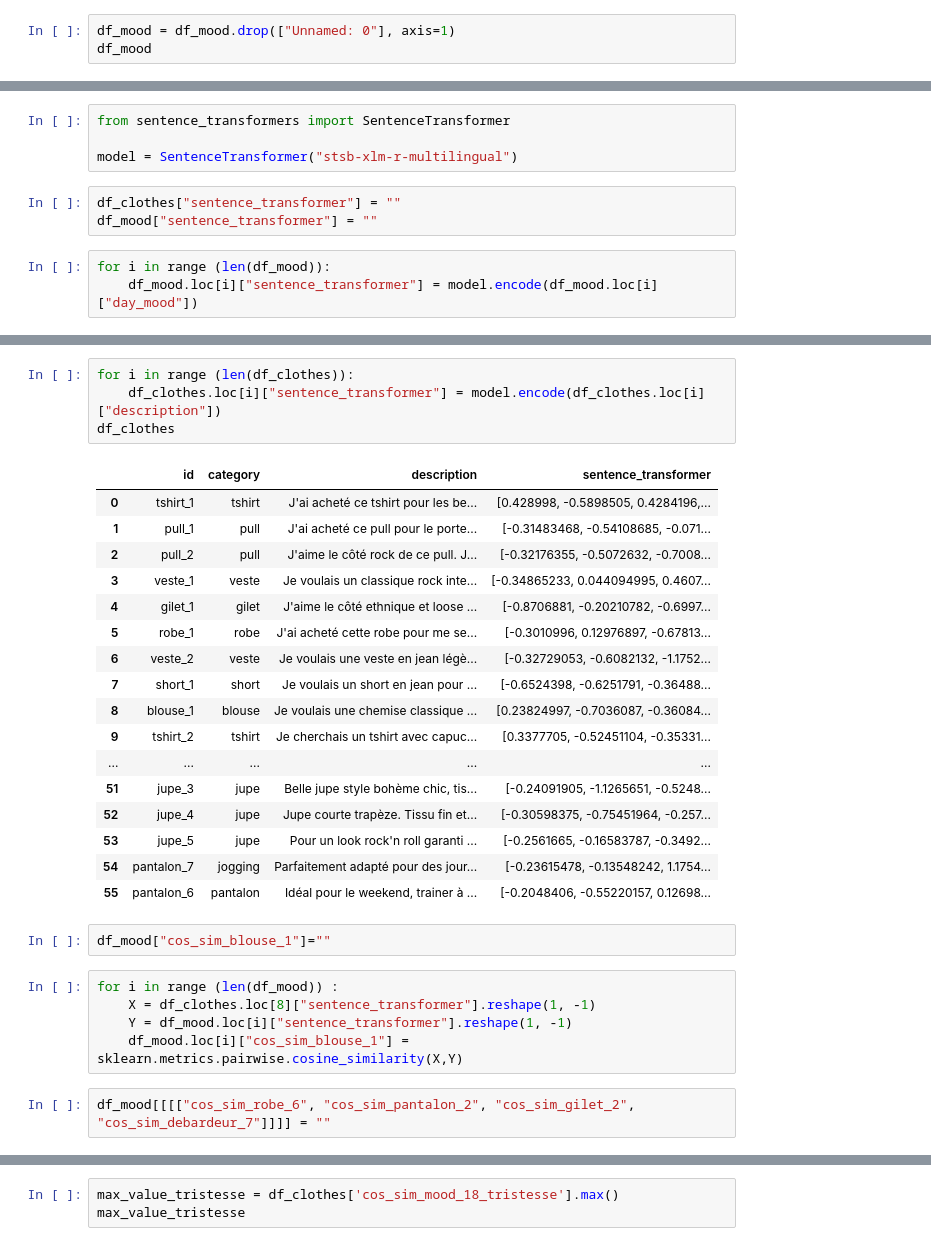
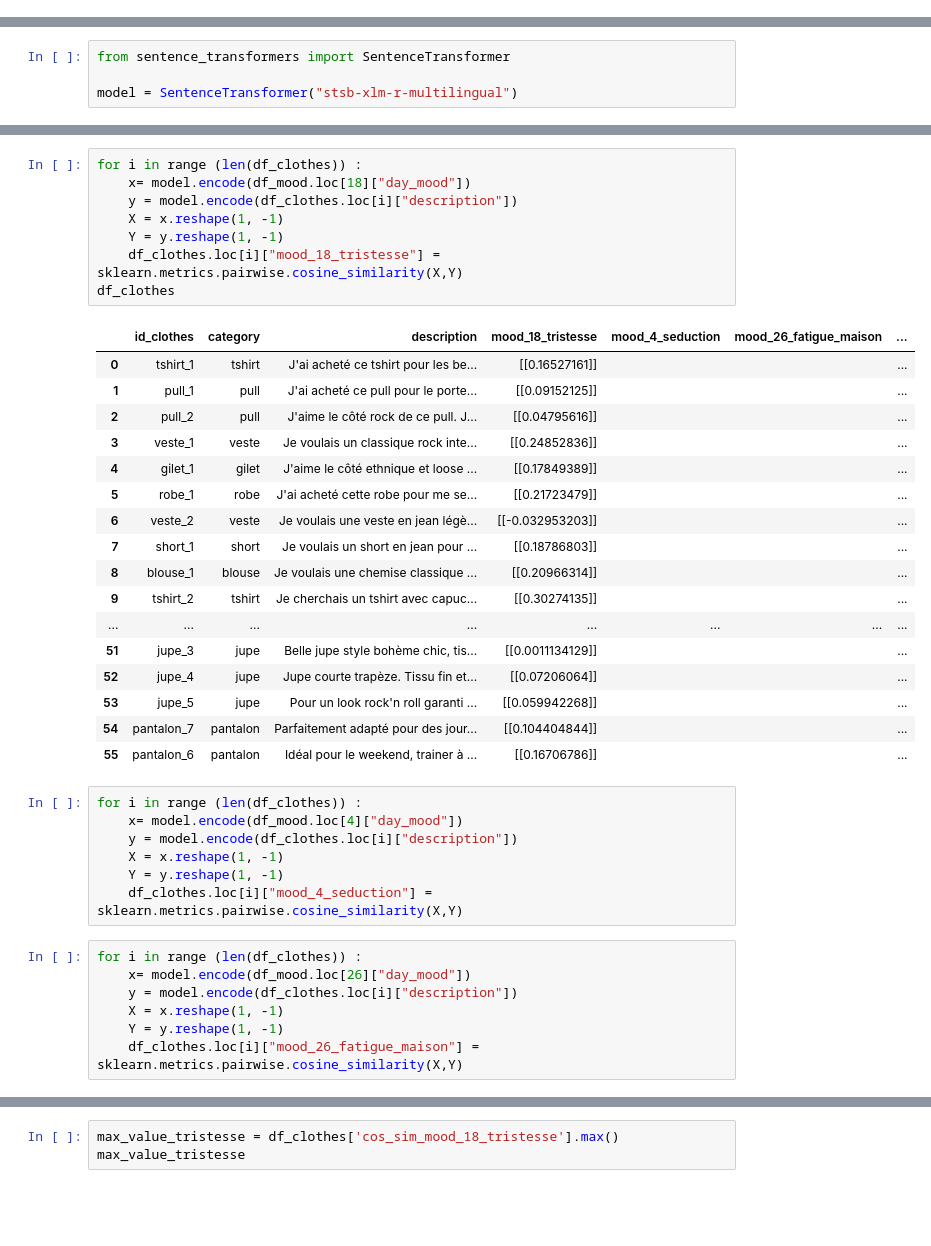
Before and after one commit to Jedha-s-project/Clothes_recommendation, a Jupyter notebook: sentence_transformer.ipynb, the cells around one changed output, grey strips where cells are left out. Cells and saved outputs as stored; diff of their text form; blank space fills up the shorter version.

Commit message:
compute score model1

```diff
--- a/sentence_transformer.ipynb
+++ b/sentence_transformer.ipynb
@@ -28,3 +46,0 @@ df_mood = pd.read_excel("./Dataset/Mood_table.xlsx")
-# %%
-df_mood = df_mood.drop(["Unnamed: 0"], axis=1)
-df_mood
@@ -53,9 +63,3 @@ from sklearn.metrics.pairwise import cosine_similarity
 from sentence_transformers import SentenceTransformer
 
 model = SentenceTransformer("stsb-xlm-r-multilingual")
-# %%
-df_clothes["sentence_transformer"] = ""
-df_mood["sentence_transformer"] = ""
-# %%
-for i in range (len(df_mood)):
-    df_mood.loc[i]["sentence_transformer"] = model.encode(df_mood.loc[i]["day_mood"])
@@ -62,32 +88,41 @@ for i in range (len(df_mood)):
+# %%
+for i in range (len(df_clothes)) :
+    x= model.encode(df_mood.loc[18]["day_mood"])
+    y = model.encode(df_clothes.loc[i]["description"])
+    X = x.reshape(1, -1)
+    Y = y.reshape(1, -1)
+    df_clothes.loc[i]["mood_18_tristesse"] = sklearn.metrics.pairwise.cosine_similarity(X,Y)
+df_clothes
+# %% [output]
+|  | id_clothes | category | description | mood_18_tristesse | mood_4_seduction | mood_26_fatigue_maison | ... |
+| 0 | tshirt_1 | tshirt | J'ai acheté ce tshirt pour les be... | [[0.16527161]] |  |  | ... |
+| 1 | pull_1 | pull | J'ai acheté ce pull pour le porte... | [[0.09152125]] |  |  | ... |
+| 2 | pull_2 | pull | J'aime le côté rock de ce pull. J... | [[0.04795616]] |  |  | ... |
+| 3 | veste_1 | veste | Je voulais un classique rock inte... | [[0.24852836]] |  |  | ... |
+| 4 | gilet_1 | gilet | J'aime le côté ethnique et loose ... | [[0.17849389]] |  |  | ... |
+| 5 | robe_1 | robe | J'ai acheté cette robe pour me se... | [[0.21723479]] |  |  | ... |
+| 6 | veste_2 | veste | Je voulais une veste en jean légè... | [[-0.032953203]] |  |  | ... |
+| 7 | short_1 | short | Je voulais un short en jean pour ... | [[0.18786803]] |  |  | ... |
+| 8 | blouse_1 | blouse | Je voulais une chemise classique ... | [[0.20966314]] |  |  | ... |
+| 9 | tshirt_2 | tshirt | Je cherchais un tshirt avec capuc... | [[0.30274135]] |  |  | ... |
+| ... | ... | ... | ... | ... | ... | ... | ... |
+| 51 | jupe_3 | jupe | Belle jupe style bohème chic, tis... | [[0.0011134129]] |  |  | ... |
+| 52 | jupe_4 | jupe | Jupe courte trapèze. Tissu fin et... | [[0.07206064]] |  |  | ... |
+| 53 | jupe_5 | jupe | Pour un look rock'n roll garanti ... | [[0.059942268]] |  |  | ... |
+| 54 | pantalon_7 | pantalon | Parfaitement adapté pour des jour... | [[0.104404844]] |  |  | ... |
+| 55 | pantalon_6 | pantalon | Idéal pour le weekend, trainer à ... | [[0.16706786]] |  |  | ... |
 # %%
-for i in range (len(df_clothes)):
-    df_clothes.loc[i]["sentence_transformer"] = model.encode(df_clothes.loc[i]["description"])
-df_clothes
+for i in range (len(df_clothes)) :
+    x= model.encode(df_mood.loc[4]["day_mood"])
+    y = model.encode(df_clothes.loc[i]["description"])
+    X = x.reshape(1, -1)
+    Y = y.reshape(1, -1)
+    df_clothes.loc[i]["mood_4_seduction"] = sklearn.metrics.pairwise.cosine_similarity(X,Y)
-# %% [output]
-|  | id | category | description | sentence_transformer |
-| 0 | tshirt_1 | tshirt | J'ai acheté ce tshirt pour les be... | [0.428998, -0.5898505, 0.4284196,... |
-| 1 | pull_1 | pull | J'ai acheté ce pull pour le porte... | [-0.31483468, -0.54108685, -0.071... |
-| 2 | pull_2 | pull | J'aime le côté rock de ce pull. J... | [-0.32176355, -0.5072632, -0.7008... |
-| 3 | veste_1 | veste | Je voulais un classique rock inte... | [-0.34865233, 0.044094995, 0.4607... |
-| 4 | gilet_1 | gilet | J'aime le côté ethnique et loose ... | [-0.8706881, -0.20210782, -0.6997... |
-| 5 | robe_1 | robe | J'ai acheté cette robe pour me se... | [-0.3010996, 0.12976897, -0.67813... |
-| 6 | veste_2 | veste | Je voulais une veste en jean légè... | [-0.32729053, -0.6082132, -1.1752... |
-| 7 | short_1 | short | Je voulais un short en jean pour ... | [-0.6524398, -0.6251791, -0.36488... |
-| 8 | blouse_1 | blouse | Je voulais une chemise classique ... | [0.23824997, -0.7036087, -0.36084... |
-| 9 | tshirt_2 | tshirt | Je cherchais un tshirt avec capuc... | [0.3377705, -0.52451104, -0.35331... |
-| ... | ... | ... | ... | ... |
-| 51 | jupe_3 | jupe | Belle jupe style bohème chic, tis... | [-0.24091905, -1.1265651, -0.5248... |
-| 52 | jupe_4 | jupe | Jupe courte trapèze. Tissu fin et... | [-0.30598375, -0.75451964, -0.257... |
-| 53 | jupe_5 | jupe | Pour un look rock'n roll garanti ... | [-0.2561665, -0.16583787, -0.3492... |
-| 54 | pantalon_7 | jogging | Parfaitement adapté pour des jour... | [-0.23615478, -0.13548242, 1.1754... |
-| 55 | pantalon_6 | pantalon | Idéal pour le weekend, trainer à ... | [-0.2048406, -0.55220157, 0.12698... |
-# %%
-df_mood["cos_sim_blouse_1"]=""
 # %%
-for i in range (len(df_mood)) :
-    X = df_clothes.loc[8]["sentence_transformer"].reshape(1, -1)
-    Y = df_mood.loc[i]["sentence_transformer"].reshape(1, -1)
-    df_mood.loc[i]["cos_sim_blouse_1"] = sklearn.metrics.pairwise.cosine_similarity(X,Y)
+for i in range (len(df_clothes)) :
+    x= model.encode(df_mood.loc[26]["day_mood"])
+    y = model.encode(df_clothes.loc[i]["description"])
+    X = x.reshape(1, -1)
+    Y = y.reshape(1, -1)
+    df_clothes.loc[i]["mood_26_fatigue_maison"] = sklearn.metrics.pairwise.cosine_similarity(X,Y)
-# %%
-df_mood[[[["cos_sim_robe_6", "cos_sim_pantalon_2", "cos_sim_gilet_2", "cos_sim_debardeur_7"]]]] = ""
 # %%
```
Also changed, not shown: parts of 16 cells of this notebook.
